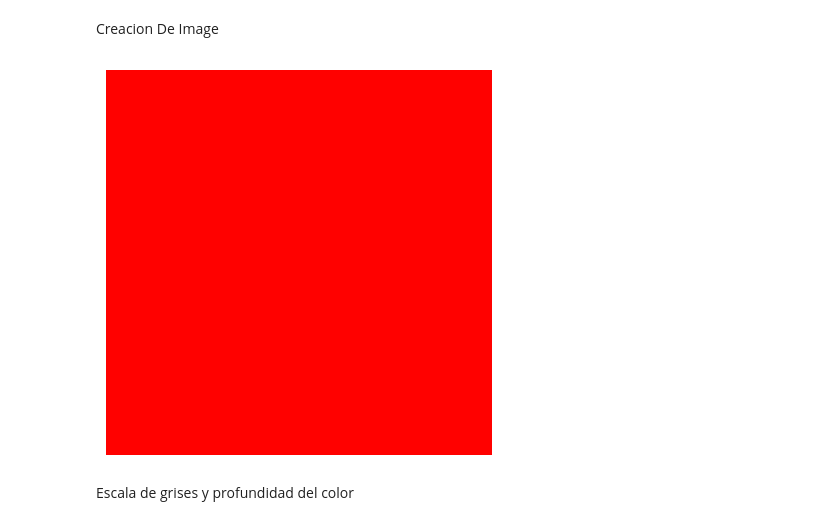
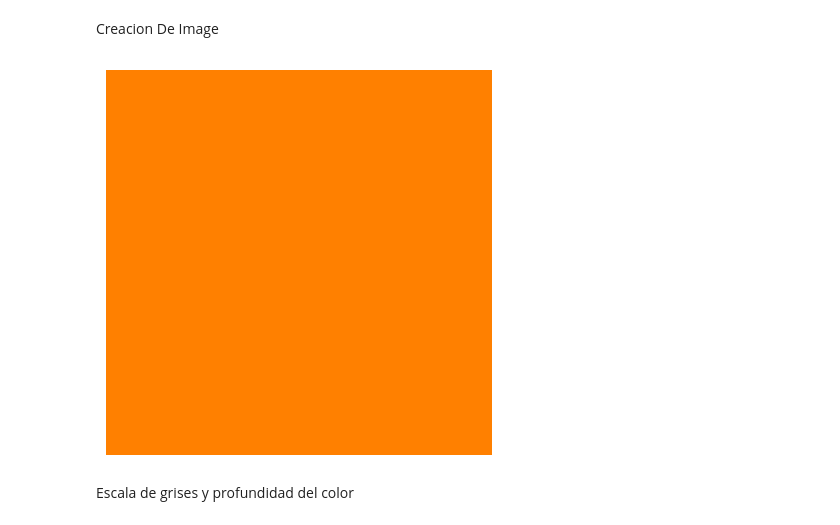
Before and after one commit to FcCaba/Procesamiento-De-Imagenes, a Jupyter notebook: practica4.ipynb, the cells around one changed output. Drawn from its saved outputs; the diff is of its cells as text; code cells hidden in the pictures.

```diff
--- a/practica4.ipynb
+++ b/practica4.ipynb
@@ -3,21 +3,21 @@ Creacion De Image
 # %%
 import cv2
 import numpy as np
 import matplotlib.pyplot as plt
 
 plt.rcParams['figure.figsize'] = [10, 5]
 path="imagenes/original/gato.jpeg"
 tamano_imagen=100
 R=np.ones((tamano_imagen,tamano_imagen))*255
-G=np.ones((tamano_imagen,tamano_imagen))*1
+G=np.ones((tamano_imagen,tamano_imagen))*128
 B=np.ones((tamano_imagen,tamano_imagen))*0
 imagen=np.dstack((R,G,B))
 imagen=np.array(imagen,dtype=int)
 plt.axis('off')
 plt.imshow(imagen)
 plt.show()
 # %% [output]
-[figure, old version]
+[figure, new version]
 # %% [markdown]
 Escala de grises y profundidad del color
 # %%
```
Also changed, not shown: parts of 3 cells of this notebook, 1 other file.
